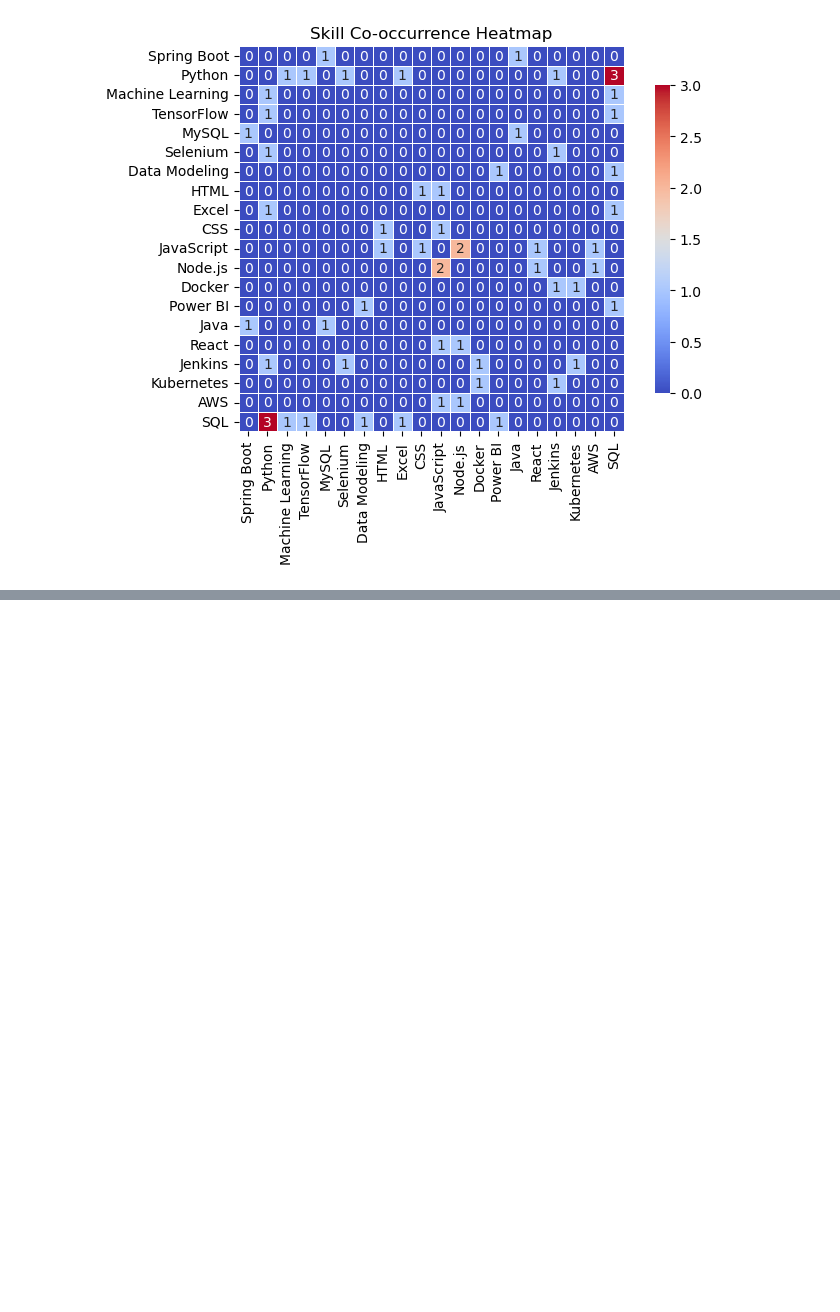
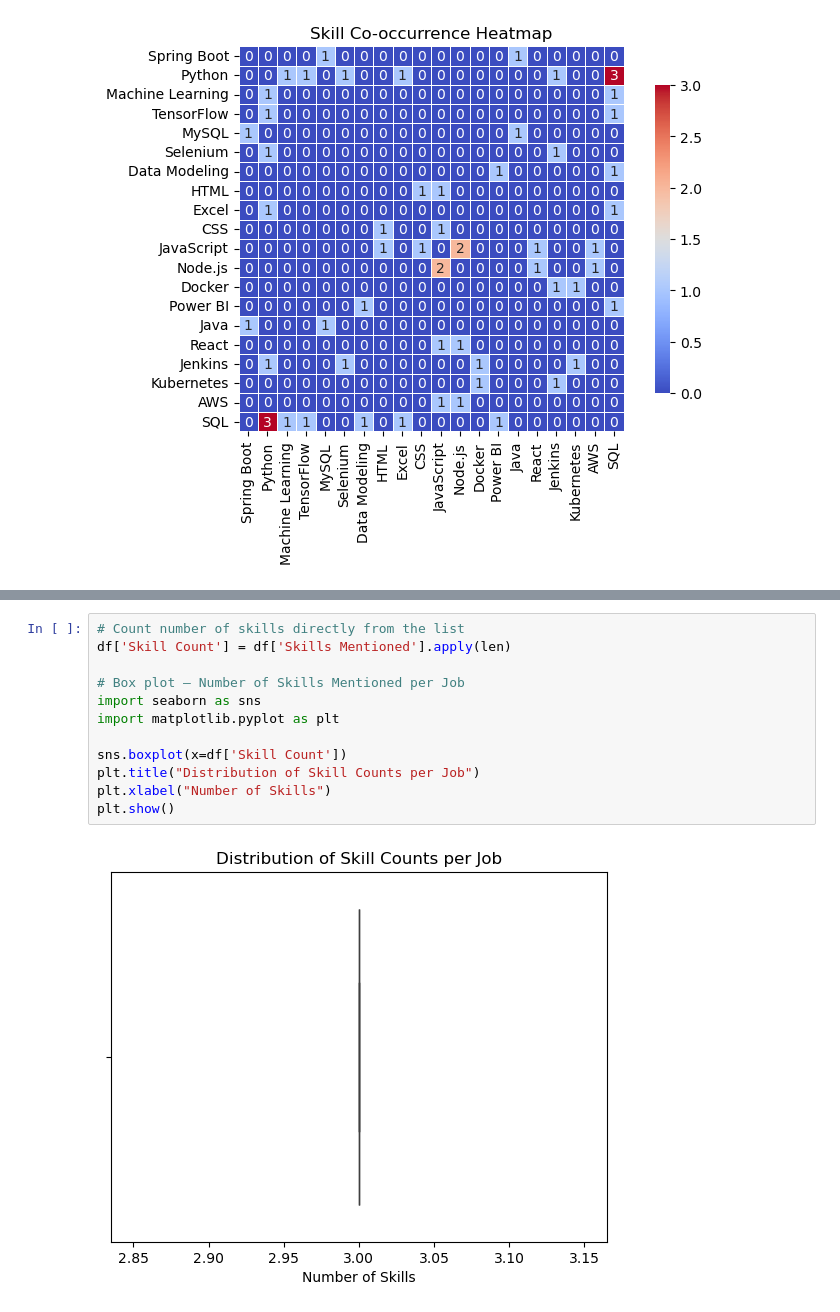
Before and after one commit to ramanadhredy/Canada_Job_Market_Skills_2025, a Jupyter notebook: Job_Market_Analysis.ipynb, the cells around one changed output, grey strips where cells are left out. Cells and saved outputs as stored; diff of their text form; blank space fills up the shorter version.

```diff
--- a/Job_Market_Analysis.ipynb
+++ b/Job_Market_Analysis.ipynb
@@ -136,0 +168,14 @@ Spotting these patterns can help professionals plan smarter learning paths and h
+# %%
+# Count number of skills directly from the list
+df['Skill Count'] = df['Skills Mentioned'].apply(len)
+
+# Box plot – Number of Skills Mentioned per Job
+import seaborn as sns
+import matplotlib.pyplot as plt
+
+sns.boxplot(x=df['Skill Count'])
+plt.title("Distribution of Skill Counts per Job")
+plt.xlabel("Number of Skills")
+plt.show()
+# %% [output]
+[figure, added]
```
Also changed, not shown: parts of 4 cells of this notebook.
